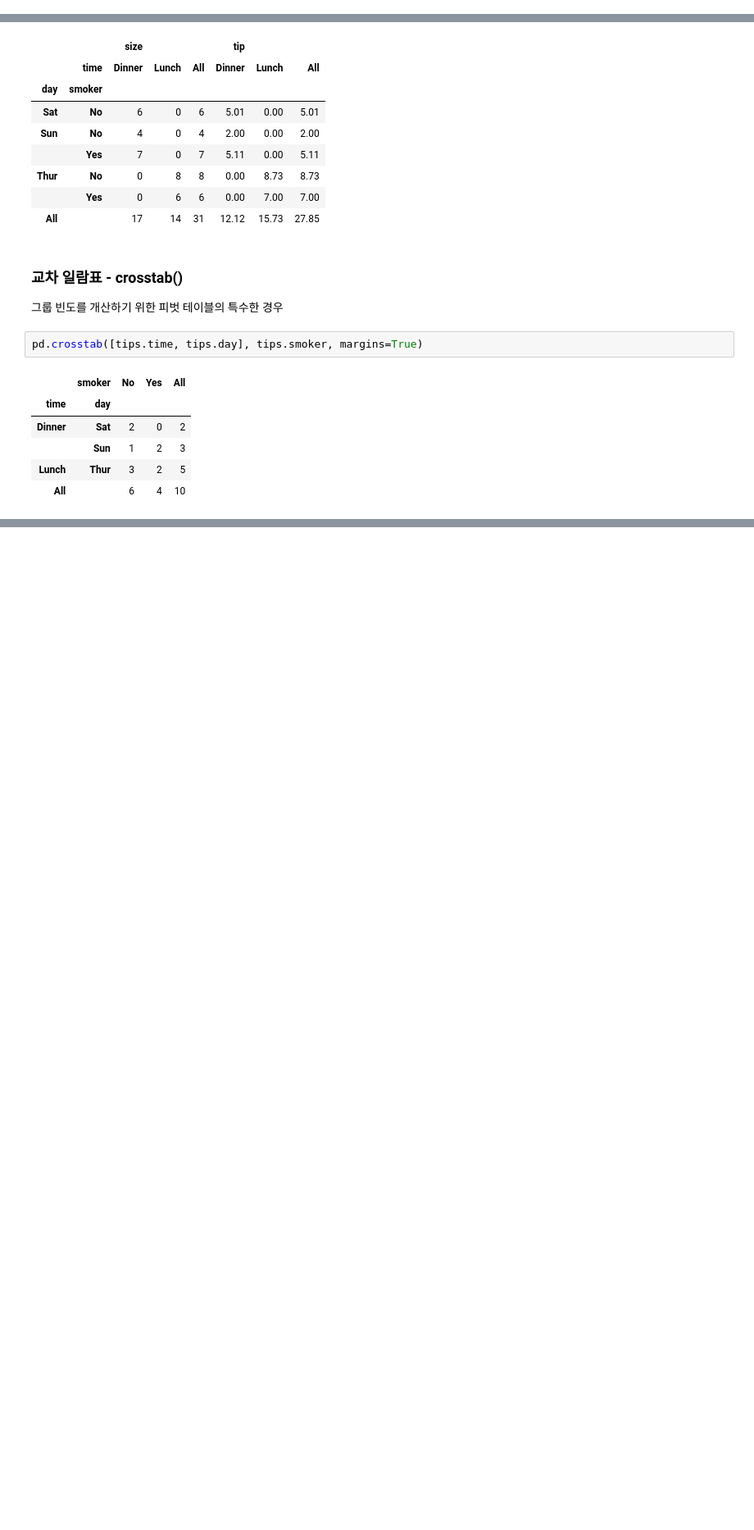
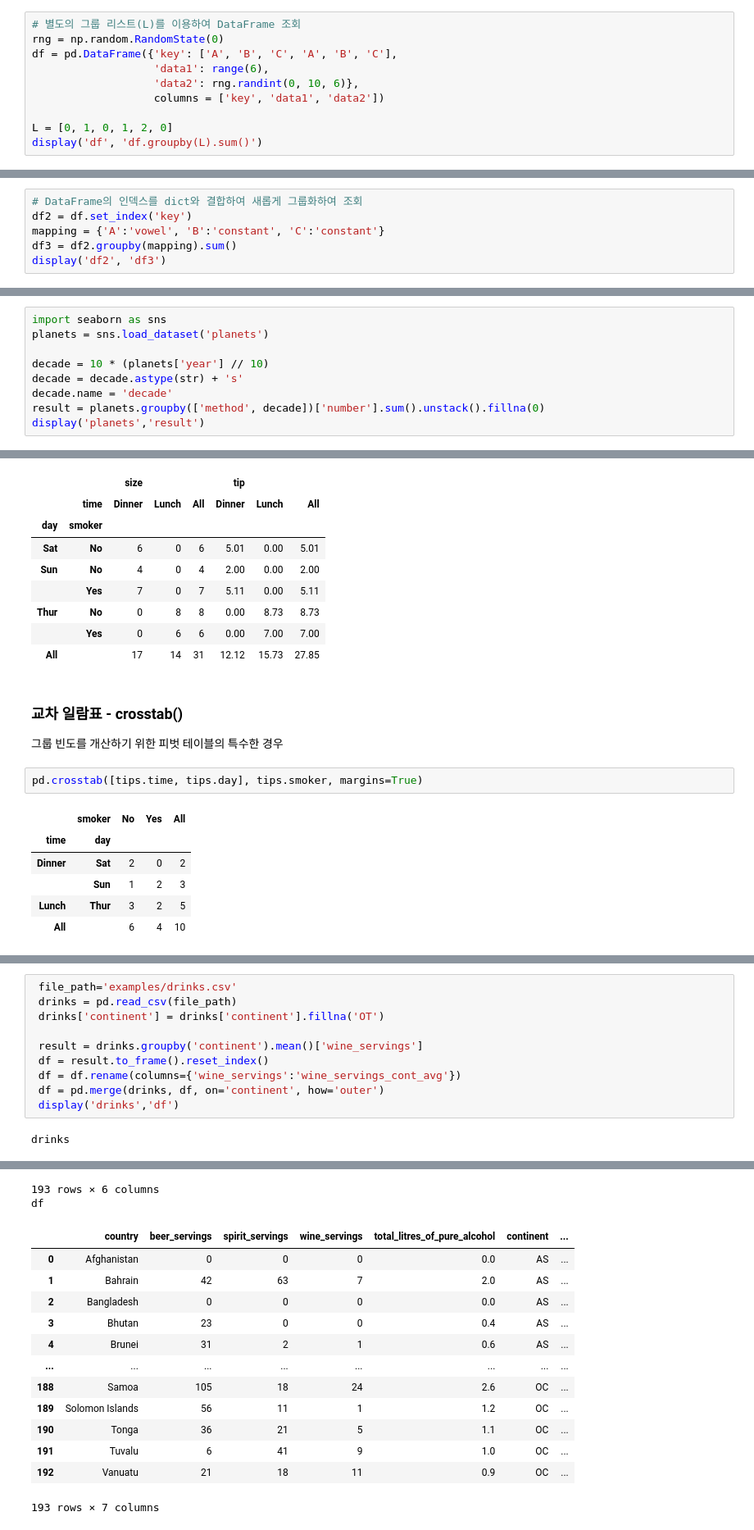
Before and after one commit to netager/Quick_Ref, a Jupyter notebook: data_analysis/Pandas/group_operation_transformation.ipynb.ipynb, the cells around one changed output, grey strips where cells are left out. Shown at 82% size. Drawn from its saved outputs; the diff is of its cells as text; blank space fills up the shorter version.

Commit message:
Office Review Group operation and Transformation

```diff
--- a/data_analysis/Pandas/group_operation_transformation.ipynb.ipynb
+++ b/data_analysis/Pandas/group_operation_transformation.ipynb.ipynb
@@ -386,0 +436,10 @@ KeyError: 'data1'
+# %%
+# 별도의 그룹 리스트(L)를 이용하여 DataFrame 조회
+rng = np.random.RandomState(0)
+df = pd.DataFrame({'key': ['A', 'B', 'C', 'A', 'B', 'C'],
+                   'data1': range(6),
+                   'data2': rng.randint(0, 10, 6)},
+                   columns = ['key', 'data1', 'data2'])
+
+L = [0, 1, 0, 1, 2, 0]
+display('df', 'df.groupby(L).sum()')
@@ -386,0 +460,6 @@ KeyError: 'data1'
+# %%
+# DataFrame의 인덱스를 dict와 결합하여 새롭게 그룹화하여 조회
+df2 = df.set_index('key')
+mapping = {'A':'vowel', 'B':'constant', 'C':'constant'}
+df3 = df2.groupby(mapping).sum()
+display('df2', 'df3')
@@ -386,0 +517,9 @@ KeyError: 'data1'
+# %%
+import seaborn as sns
+planets = sns.load_dataset('planets')
+
+decade = 10 * (planets['year'] // 10)
+decade = decade.astype(str) + 's'
+decade.name = 'decade'
+result = planets.groupby(['method', decade])['number'].sum().unstack().fillna(0)
+display('planets','result')
@@ -690,0 +860,12 @@ pd.crosstab([tips.time, tips.day], tips.smoker, margins=True)
+# %%
+ file_path='examples/drinks.csv'
+ drinks = pd.read_csv(file_path)
+ drinks['continent'] = drinks['continent'].fillna('OT')
+
+ result = drinks.groupby('continent').mean()['wine_servings']
+ df = result.to_frame().reset_index()
+ df = df.rename(columns={'wine_servings':'wine_servings_cont_avg'})
+ df = pd.merge(drinks, df, on='continent', how='outer')
+ display('drinks','df')
+# %% [output]
+drinks
@@ -690,0 +884,15 @@ pd.crosstab([tips.time, tips.day], tips.smoker, margins=True)
+193 rows × 6 columns
+df
+|  | country | beer_servings | spirit_servings | wine_servings | total_litres_of_pure_alcohol | continent | ... |
+| 0 | Afghanistan | 0 | 0 | 0 | 0.0 | AS | ... |
+| 1 | Bahrain | 42 | 63 | 7 | 2.0 | AS | ... |
+| 2 | Bangladesh | 0 | 0 | 0 | 0.0 | AS | ... |
+| 3 | Bhutan | 23 | 0 | 0 | 0.4 | AS | ... |
+| 4 | Brunei | 31 | 2 | 1 | 0.6 | AS | ... |
+| ... | ... | ... | ... | ... | ... | ... | ... |
+| 188 | Samoa | 105 | 18 | 24 | 2.6 | OC | ... |
+| 189 | Solomon Islands | 56 | 11 | 1 | 1.2 | OC | ... |
+| 190 | Tonga | 36 | 21 | 5 | 1.1 | OC | ... |
+| 191 | Tuvalu | 6 | 41 | 9 | 1.0 | OC | ... |
+| 192 | Vanuatu | 21 | 18 | 11 | 0.9 | OC | ... |
+193 rows × 7 columns
```
Also changed, not shown: parts of 11 cells of this notebook.
